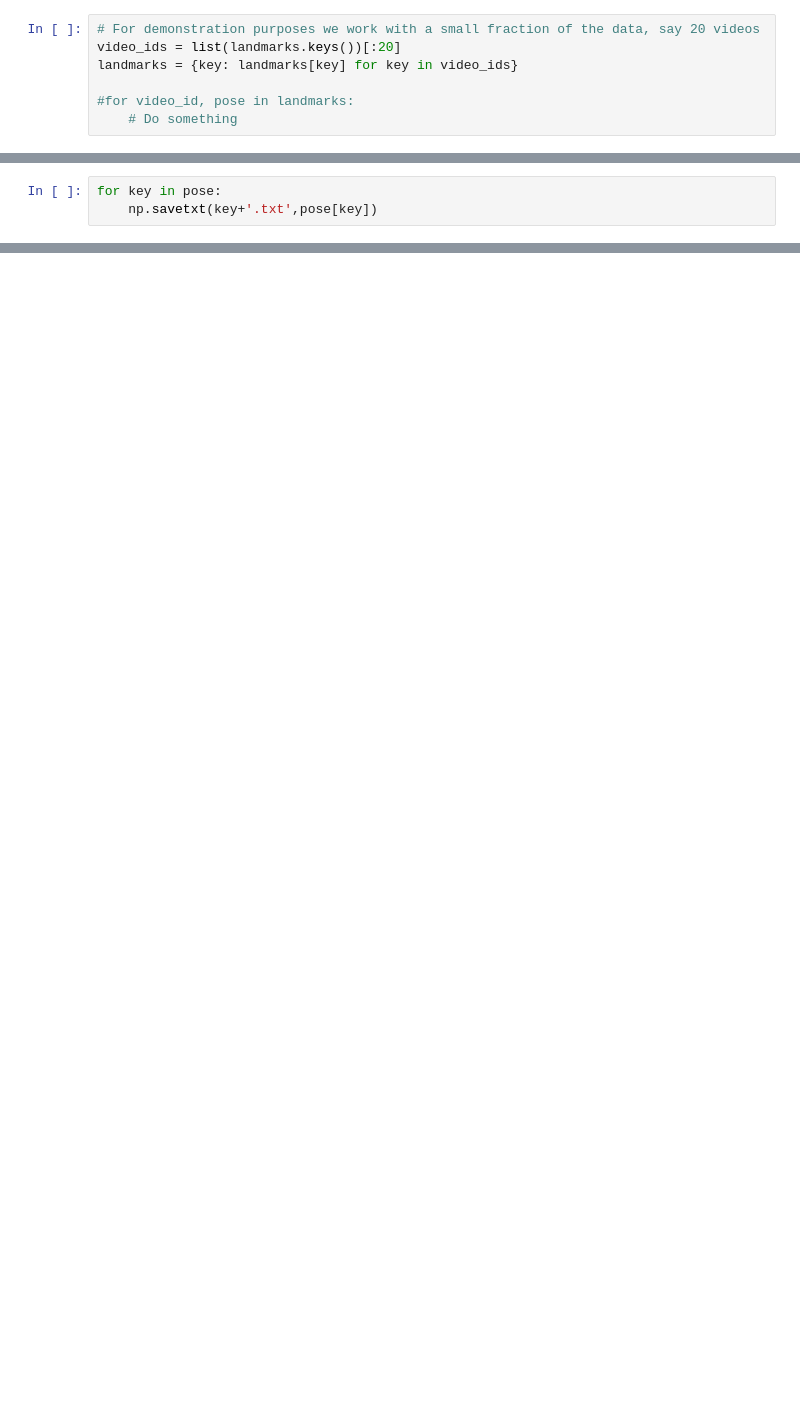
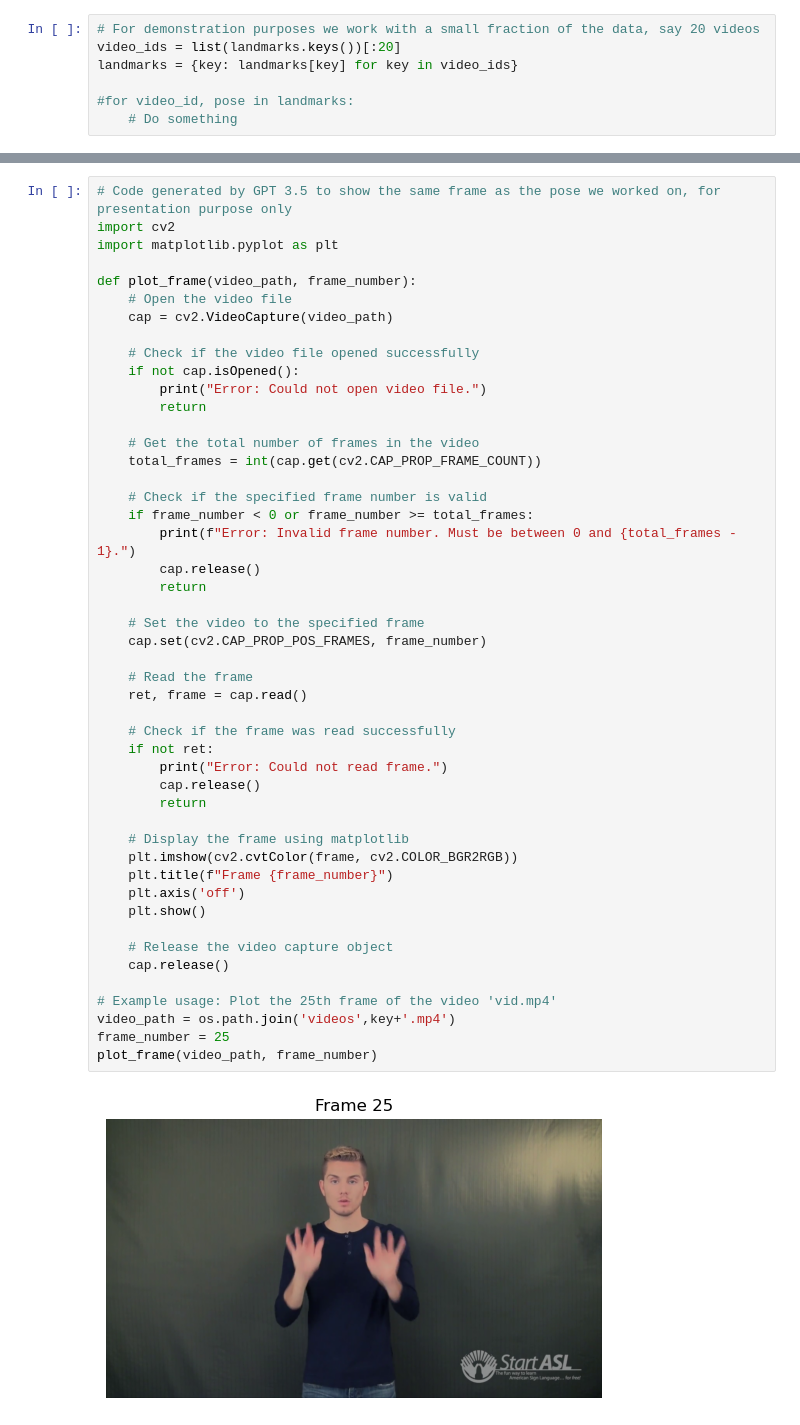
Before and after one commit to Oren93/sign_to_text, a Jupyter notebook: data_preprocessing.ipynb, the cells around one changed output, grey strips where cells are left out. Saved outputs shown, nothing was run; the diff lists cells and outputs as text; blank space fills up the shorter version.

```diff
--- a/data_preprocessing.ipynb
+++ b/data_preprocessing.ipynb
@@ -113,4 +72 @@ pose = pose[20] # one frame for now
-# %%
-for key in pose:
-    np.savetxt(key+'.txt',pose[key])
 # %%
@@ -166,0 +138,50 @@ sns.scatterplot(x=pose_data[:,0], y=pose_data[:,1])
+# %%
+# Code generated by GPT 3.5 to show the same frame as the pose we worked on, for presentation purpose only
+import cv2
+import matplotlib.pyplot as plt
+
+def plot_frame(video_path, frame_number):
+    # Open the video file
+    cap = cv2.VideoCapture(video_path)
+
+    # Check if the video file opened successfully
+    if not cap.isOpened():
+        print("Error: Could not open video file.")
+        return
+
+    # Get the total number of frames in the video
+    total_frames = int(cap.get(cv2.CAP_PROP_FRAME_COUNT))
+
+    # Check if the specified frame number is valid
+    if frame_number < 0 or frame_number >= total_frames:
+        print(f"Error: Invalid frame number. Must be between 0 and {total_frames - 1}.")
+        cap.release()
+        return
+
+    # Set the video to the specified frame
+    cap.set(cv2.CAP_PROP_POS_FRAMES, frame_number)
+
+    # Read the frame
+    ret, frame = cap.read()
+
+    # Check if the frame was read successfully
+    if not ret:
+        print("Error: Could not read frame.")
+        cap.release()
+        return
+
+    # Display the frame using matplotlib
+    plt.imshow(cv2.cvtColor(frame, cv2.COLOR_BGR2RGB))
+    plt.title(f"Frame {frame_number}")
+    plt.axis('off')
+    plt.show()
+
+    # Release the video capture object
+    cap.release()
+
+# Example usage: Plot the 25th frame of the video 'vid.mp4'
+video_path = os.path.join('videos',key+'.mp4')
+frame_number = 25
+plot_frame(video_path, frame_number)
+# %% [output]
+[figure, added]
```
Also changed, not shown: parts of 13 cells of this notebook.
